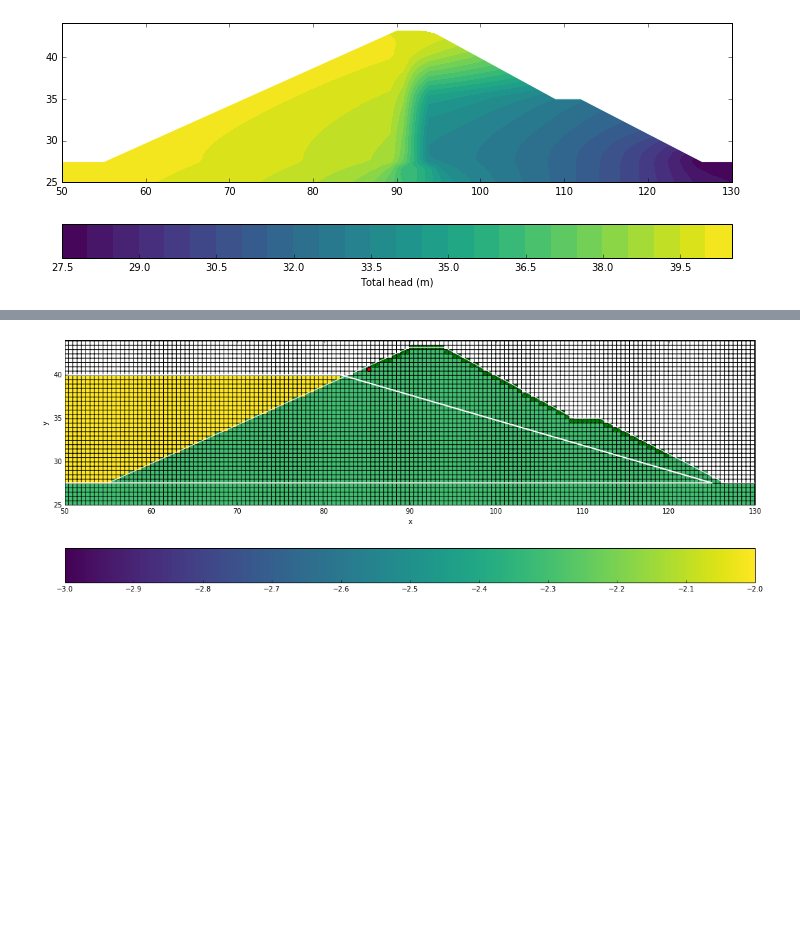
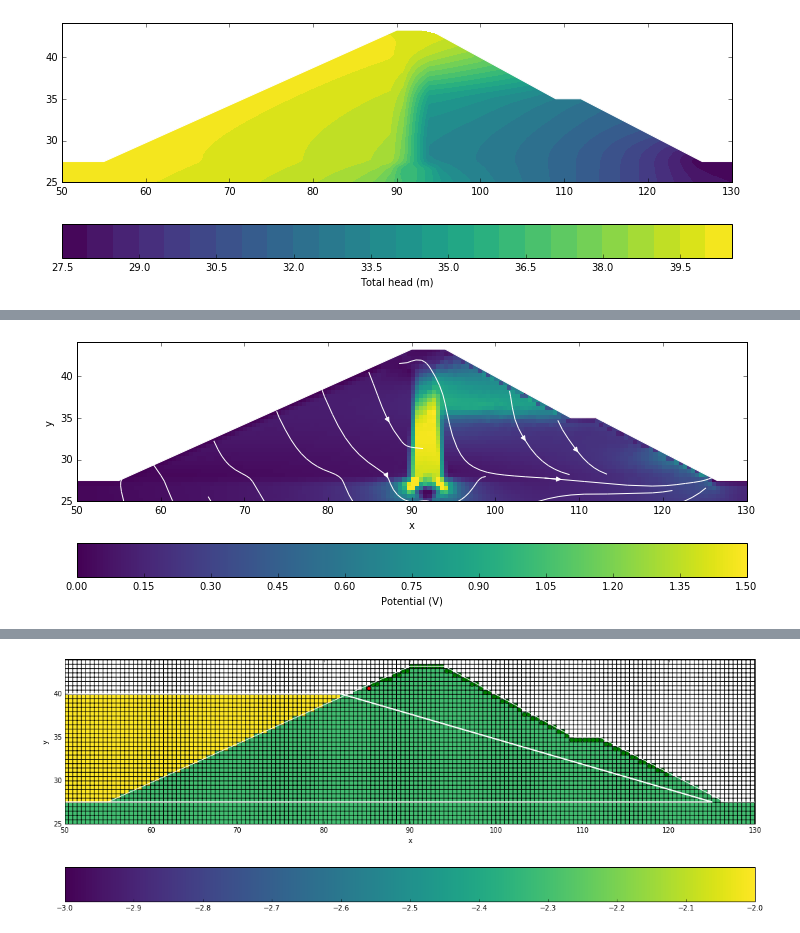
Before and after one commit to sgkang/DamGeophysics, a Jupyter notebook: notebook/SP.ipynb, the cells around one changed output, grey strips where cells are left out. Saved outputs shown, nothing was run; the diff lists cells and outputs as text; code cells hidden in the pictures; blank space fills up the shorter version.

```diff
--- a/notebook/SP.ipynb
+++ b/notebook/SP.ipynb
@@ -43,0 +90,15 @@ cb.set_label("Total head (m)")
+# %%
+fig = plt.figure(figsize = (12, 5))
+ax = plt.subplot(111)
+sigma = 1./rho
+sigma[airind] = np.nan
+dat = mesh.plotImage(-mesh.cellGrad*hcc, view="vec", vType="F",grid=False, pcolorOpts={"cmap":"viridis"}, ax=ax, streamOpts={"color":"w"}, clim=(0, 1.5))
+ax.fill_between(xsurf, ysurf, yup, facecolor='white', edgecolor="white")
+
+ax.set_xlim(50, 130)
+ax.set_ylim(25, 44)
+plt.gca().set_aspect('equal', adjustable='box')
+cb = plt.colorbar(dat[0], orientation="horizontal")
+cb.set_label("Potential (V)")
+# %% [output]
+[figure, added]
```
Also changed, not shown: parts of 12 cells of this notebook, 3 other files.
